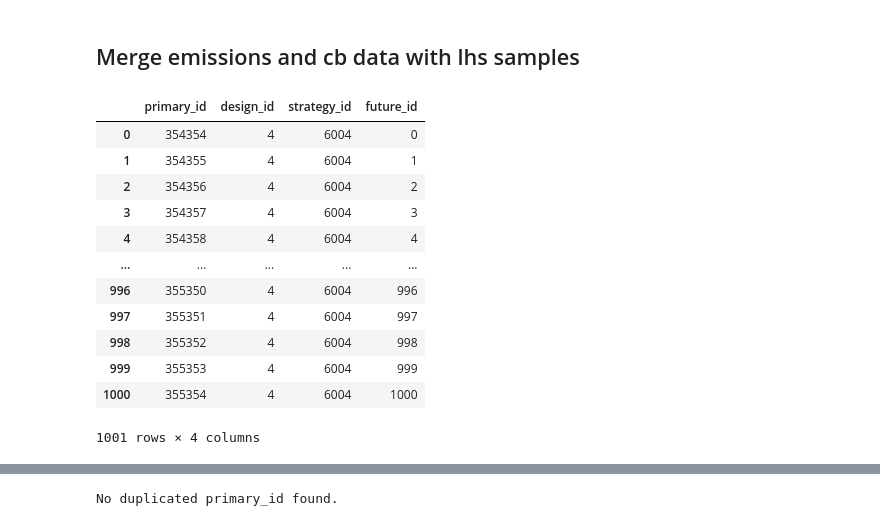
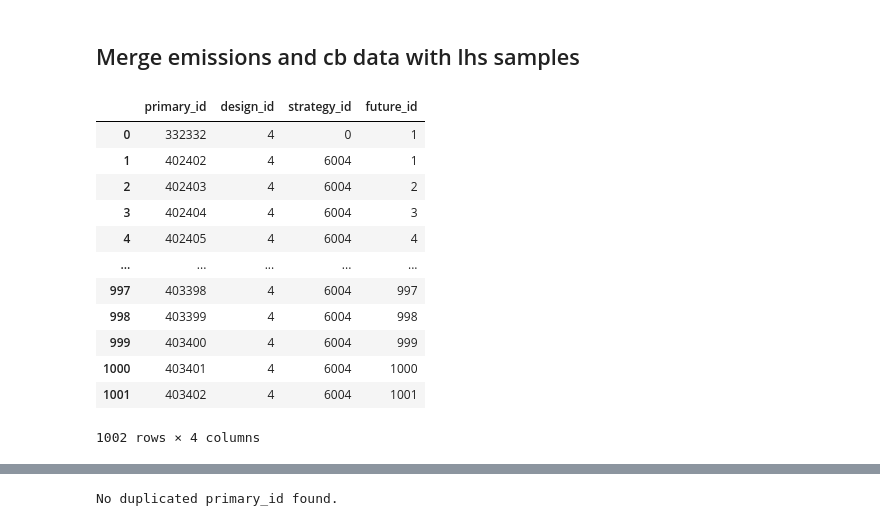
Before and after one commit to sisepuede-framework/ssp_louisiana, a Jupyter notebook: metamodel/notebooks/etl_4.2.ipynb, the cells around one changed output, grey strips where cells are left out. Saved outputs shown, nothing was run; the diff lists cells and outputs as text; code cells hidden in the pictures.

```diff
--- a/metamodel/notebooks/etl_4.2.ipynb
+++ b/metamodel/notebooks/etl_4.2.ipynb
@@ -35,7 +35,8 @@ session = boto3.Session(profile_name=profile_name)
 # Create an S3 client or resource
 s3 = session.resource('s3')
 
+run_id = "sisepuede_run_2025-08-28t15;29;22.344855"
 # Define folder prefix
-prefix = 'transfers/sisepuede_run_2025-08-28t15;29;22.344855/'  # this is like the "folder" in S3
+prefix = f'transfers/{run_id}/'  # this is like the "folder" in S3
 # %%
 # Local destination
@@ -57,2 +73,3 @@ Destination '/Users/tony/Documents/sisepuede_modeling/ssp_louisiana/metamodel/da
 # %%
-SIMULATION_DIR_PATH = os.path.join(SSP_DIR_PATH, prefix.strip('/'))
+SIMULATION_DIR_PATH = os.path.join(SSP_DIR_PATH, run_id)
+print(SIMULATION_DIR_PATH)
@@ -445,19 +466,19 @@ memory usage: 23.4 KB
 # %% [markdown]
 ## Merge emissions and cb data with lhs samples
 # %%
-attr_primary_df = pd.read_csv(os.path.join(SIMULATION_DIR_PATH, "ATTRIBUTE_PRIMARY.csv"))
+attr_primary_df = pd.read_csv(os.path.join(SIMULATION_DIR_PATH, "ATTRIBUTE_PRIMARY_ONLY_6004_AND_BASELINE.csv"))
 attr_primary_df
 # %% [output]
 |  | primary_id | design_id | strategy_id | future_id |
-| 0 | 354354 | 4 | 6004 | 0 |
-| 1 | 354355 | 4 | 6004 | 1 |
-| 2 | 354356 | 4 | 6004 | 2 |
-| 3 | 354357 | 4 | 6004 | 3 |
-| 4 | 354358 | 4 | 6004 | 4 |
+| 0 | 332332 | 4 | 0 | 1 |
+| 1 | 402402 | 4 | 6004 | 1 |
+| 2 | 402403 | 4 | 6004 | 2 |
+| 3 | 402404 | 4 | 6004 | 3 |
+| 4 | 402405 | 4 | 6004 | 4 |
 | ... | ... | ... | ... | ... |
-| 996 | 355350 | 4 | 6004 | 996 |
-| 997 | 355351 | 4 | 6004 | 997 |
-| 998 | 355352 | 4 | 6004 | 998 |
-| 999 | 355353 | 4 | 6004 | 999 |
-| 1000 | 355354 | 4 | 6004 | 1000 |
+| 997 | 403398 | 4 | 6004 | 997 |
+| 998 | 403399 | 4 | 6004 | 998 |
+| 999 | 403400 | 4 | 6004 | 999 |
+| 1000 | 403401 | 4 | 6004 | 1000 |
+| 1001 | 403402 | 4 | 6004 | 1001 |
-1001 rows × 4 columns
+1002 rows × 4 columns
```
Also changed, not shown: parts of 47 cells of this notebook, 3 other files.
